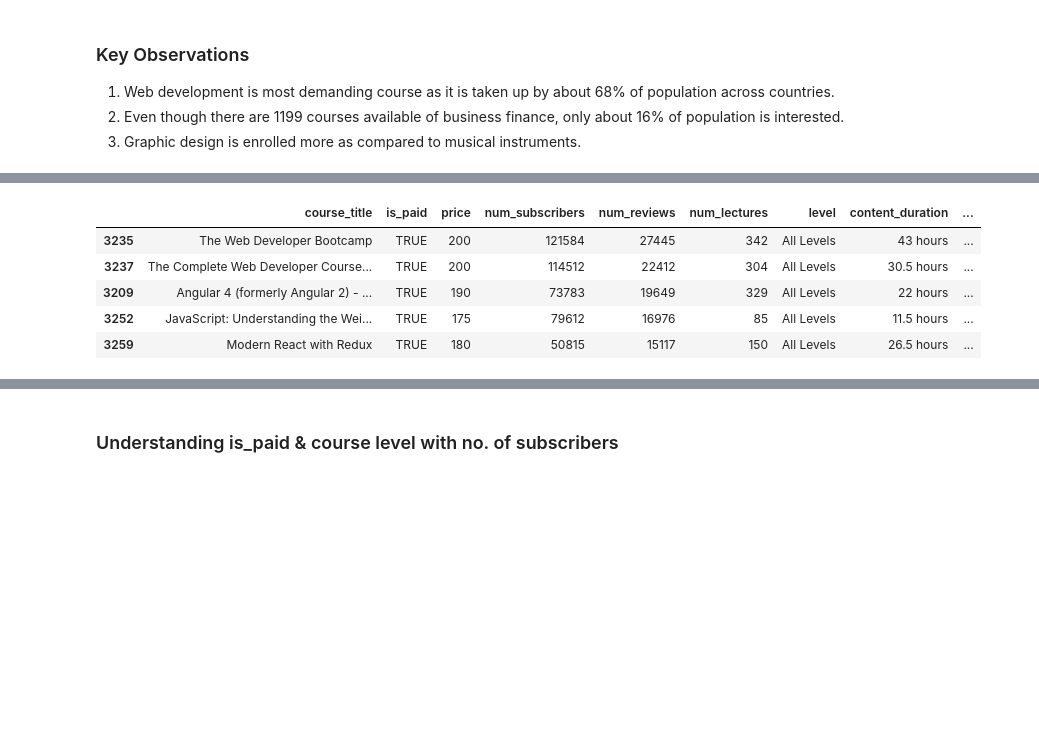
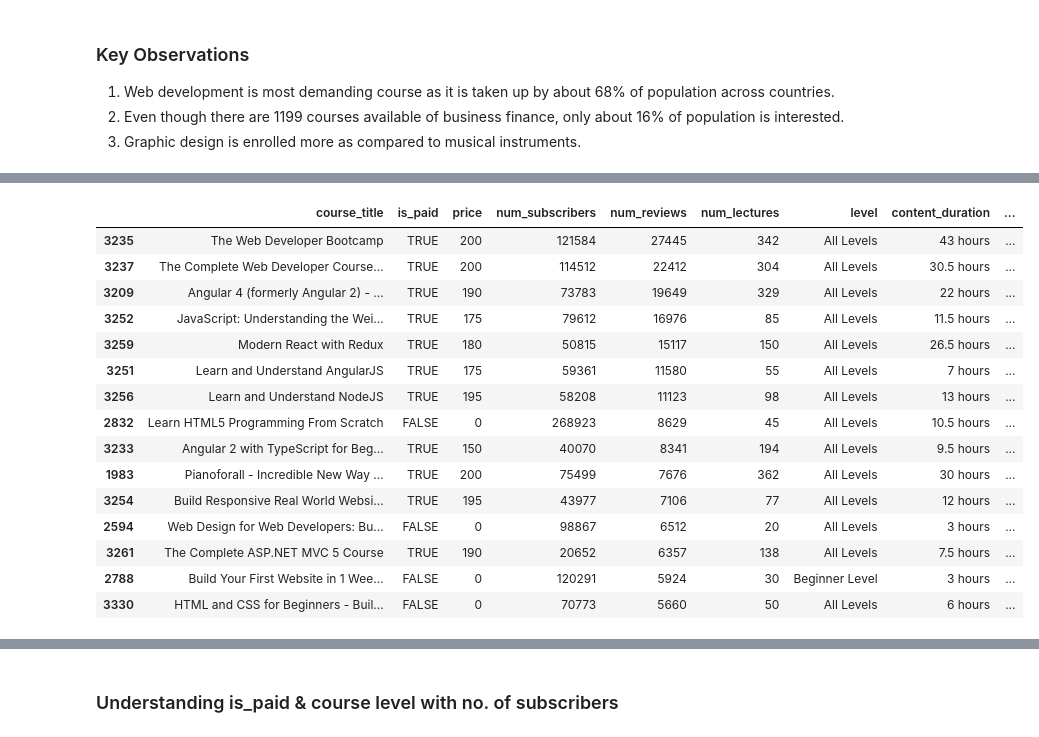
Before and after one commit to akanshya/My-ML-Models, a Jupyter notebook: Udemy Courses Dataset/Udemy Courses Analysis.ipynb, the cells around one changed output, grey strips where cells are left out. Saved outputs shown, nothing was run; the diff lists cells and outputs as text; code cells hidden in the pictures; blank space fills up the shorter version.

```diff
--- a/Udemy Courses Dataset/Udemy Courses Analysis.ipynb
+++ b/Udemy Courses Dataset/Udemy Courses Analysis.ipynb
@@ -176,11 +184,21 @@ plt.show()
 # %%
-top5_reviewed=dataset.sort_values('num_reviews',ascending=False).head(5)#top reviewed courses
-top5_reviewed
+top15_reviewed=dataset.sort_values('num_reviews',ascending=False).head(15)#top reviewed courses
+top15_reviewed
 # %% [output]
 |  | course_title | is_paid | price | num_subscribers | num_reviews | num_lectures | level | content_duration | ... |
 | 3235 | The Web Developer Bootcamp | TRUE | 200 | 121584 | 27445 | 342 | All Levels | 43 hours | ... |
 | 3237 | The Complete Web Developer Course... | TRUE | 200 | 114512 | 22412 | 304 | All Levels | 30.5 hours | ... |
 | 3209 | Angular 4 (formerly Angular 2) - ... | TRUE | 190 | 73783 | 19649 | 329 | All Levels | 22 hours | ... |
 | 3252 | JavaScript: Understanding the Wei... | TRUE | 175 | 79612 | 16976 | 85 | All Levels | 11.5 hours | ... |
 | 3259 | Modern React with Redux | TRUE | 180 | 50815 | 15117 | 150 | All Levels | 26.5 hours | ... |
+| 3251 | Learn and Understand AngularJS | TRUE | 175 | 59361 | 11580 | 55 | All Levels | 7 hours | ... |
+| 3256 | Learn and Understand NodeJS | TRUE | 195 | 58208 | 11123 | 98 | All Levels | 13 hours | ... |
+| 2832 | Learn HTML5 Programming From Scratch | FALSE | 0 | 268923 | 8629 | 45 | All Levels | 10.5 hours | ... |
+| 3233 | Angular 2 with TypeScript for Beg... | TRUE | 150 | 40070 | 8341 | 194 | All Levels | 9.5 hours | ... |
+| 1983 | Pianoforall - Incredible New Way ... | TRUE | 200 | 75499 | 7676 | 362 | All Levels | 30 hours | ... |
+| 3254 | Build Responsive Real World Websi... | TRUE | 195 | 43977 | 7106 | 77 | All Levels | 12 hours | ... |
+| 2594 | Web Design for Web Developers: Bu... | FALSE | 0 | 98867 | 6512 | 20 | All Levels | 3 hours | ... |
+| 3261 | The Complete ASP.NET MVC 5 Course | TRUE | 190 | 20652 | 6357 | 138 | All Levels | 7.5 hours | ... |
+| 2788 | Build Your First Website in 1 Wee... | FALSE | 0 | 120291 | 5924 | 30 | Beginner Level | 3 hours | ... |
+| 3330 | HTML and CSS for Beginners - Buil... | FALSE | 0 | 70773 | 5660 | 50 | All Levels | 6 hours | ... |
 # %%
```
Also changed, not shown: parts of 7 cells of this notebook.
